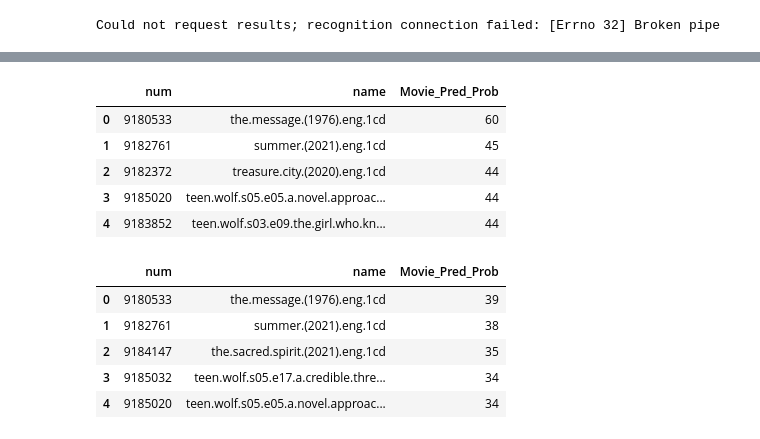
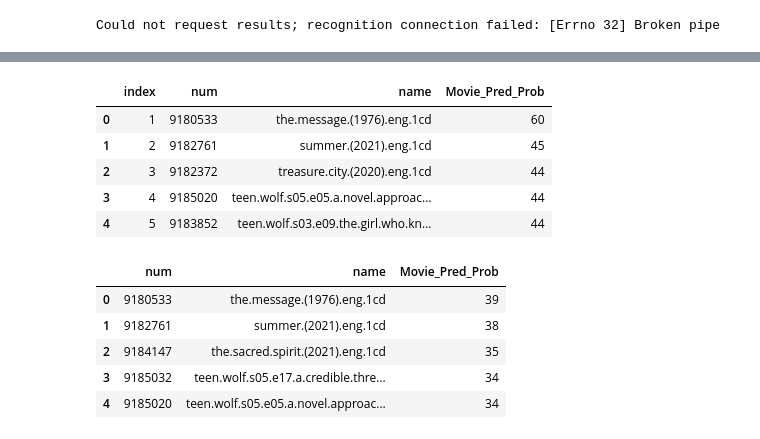
Before and after one commit to kaushikrahul1993/Generative-AI-Domain, a Jupyter notebook: Gen_AI_Project.ipynb, the cells around one changed output, grey strips where cells are left out. Saved outputs shown, nothing was run; the diff lists cells and outputs as text; code cells hidden in the pictures.

```diff
--- a/Gen_AI_Project.ipynb
+++ b/Gen_AI_Project.ipynb
@@ -419,19 +415,21 @@ def subtitle_finder(audio_path,top_k):
   cosine_score_des=sorted(cosine_score,key=lambda x:x[1],reverse=True)
   sub_df=pd.DataFrame(columns=['num','name','Movie_Pred_Prob'])
   for score in cosine_score_des[:top_k]:
-    sub_df.loc[len(sub_df)]=[df.iloc[score[0]]['num'],df.iloc[score[0]]['name'],round((score[1])*100)]
+    sub_df.loc[len(sub_df)+1]=[df.iloc[score[0]]['num'],df.iloc[score[0]]['name'],round((score[1])*100)]
+  sub_df.reset_index(inplace=True)
   return  sub_df
 # %%
 audio_path='the_message_5min.wav'
 top_k=5
-subtitle_finder(audio_path,top_k)
+sub_df=subtitle_finder(audio_path,top_k)
+sub_df
 # %% [output]
-|  | num | name | Movie_Pred_Prob |
-| 0 | 9180533 | the.message.(1976).eng.1cd | 60 |
-| 1 | 9182761 | summer.(2021).eng.1cd | 45 |
-| 2 | 9182372 | treasure.city.(2020).eng.1cd | 44 |
-| 3 | 9185020 | teen.wolf.s05.e05.a.novel.approac... | 44 |
-| 4 | 9183852 | teen.wolf.s03.e09.the.girl.who.kn... | 44 |
+|  | index | num | name | Movie_Pred_Prob |
+| 0 | 1 | 9180533 | the.message.(1976).eng.1cd | 60 |
+| 1 | 2 | 9182761 | summer.(2021).eng.1cd | 45 |
+| 2 | 3 | 9182372 | treasure.city.(2020).eng.1cd | 44 |
+| 3 | 4 | 9185020 | teen.wolf.s05.e05.a.novel.approac... | 44 |
+| 4 | 5 | 9183852 | teen.wolf.s03.e09.the.girl.who.kn... | 44 |
 # %%
 audio_path='the_message_2min.wav'
 top_k=5
```
Also changed, not shown: parts of 34 cells of this notebook.
